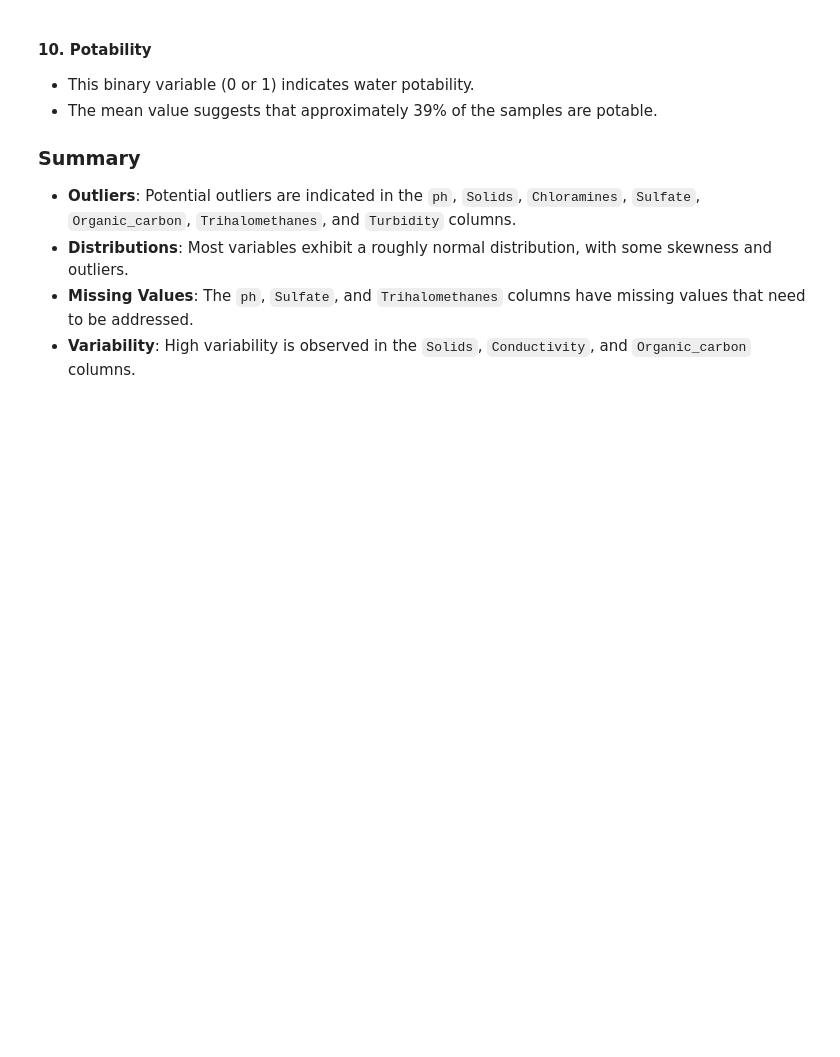
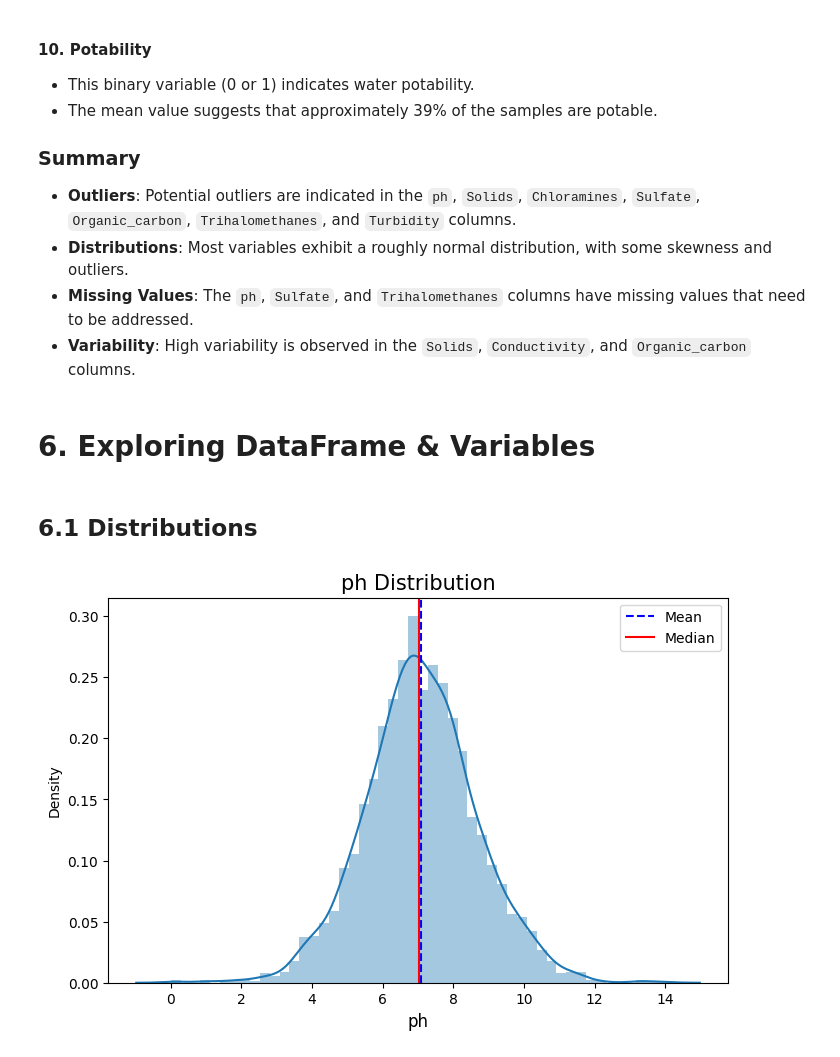
Before and after one commit to mohammadreza-mohammadi94/DataAnalysis-And-MachineLearning, a Jupyter notebook: 4. Public Health and Safety/Water Quality/Water_Quality_Analysis_and_Classification.ipynb, the cells around one changed output. Cells and saved outputs as stored; diff of their text form; code cells hidden in the pictures; blank space fills up the shorter version.

```diff
--- a/4. Public Health and Safety/Water Quality/Water_Quality_Analysis_and_Classification.ipynb
+++ b/4. Public Health and Safety/Water Quality/Water_Quality_Analysis_and_Classification.ipynb
@@ -228,3 +257,25 @@ df.describe(include='all').T
 - **Distributions**: Most variables exhibit a roughly normal distribution, with some skewness and outliers.
 - **Missing Values**: The `ph`, `Sulfate`, and `Trihalomethanes` columns have missing values that need to be addressed.
 - **Variability**: High variability is observed in the `Solids`, `Conductivity`, and `Organic_carbon` columns.
+# %% [markdown]
+# 6. Exploring DataFrame & Variables <a id=6></a>
+# %% [markdown]
+## 6.1 Distributions <a id=6.1></a>
+# %%
+def dist(variable):
+    # calculate mean and median
+    var_mean = df[variable].mean()
+    var_median = df[variable].median()
+    # Distplot
+    plt.figure(figsize=(8, 5))
+    sns.distplot(x=df[variable], hist=True, kde=True)
+    plt.axvline(var_mean, linestyle='--', label='Mean', color='b')
+    plt.axvline(var_median, linestyle='-', label='Median', color='r')
+    plt.title(f"{variable} Distribution", fontsize=15)
+    plt.xlabel(f"{variable}", fontsize=12)
+    plt.legend()
+    plt.show()
+# %%
+dist('ph')
+# %% [output]
+[figure, added]
```
Also changed, not shown: parts of 50 cells of this notebook.
